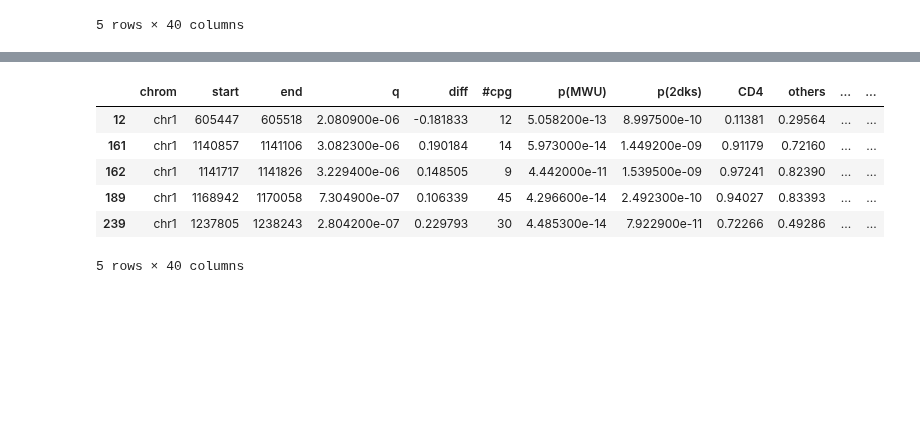
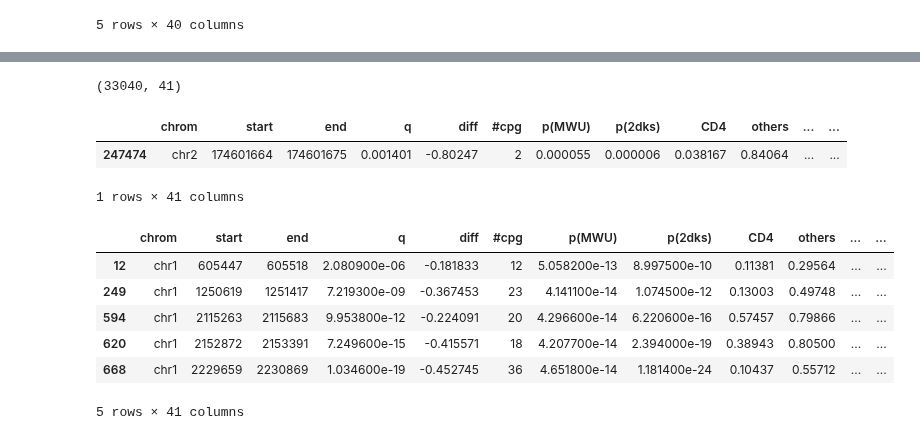
Before and after one commit to Irfanwustl/Research_code, a Jupyter notebook: preproecess_for_sig_input/notmeteline/efficientnahandle/pipe/diagnosis_ofDMRs/process_stats/process_stats.ipynb, the cells around one changed output, grey strips where cells are left out. Cells and saved outputs as stored; diff of their text form; code cells hidden in the pictures; blank space fills up the shorter version.

```diff
--- a/preproecess_for_sig_input/notmeteline/efficientnahandle/pipe/diagnosis_ofDMRs/process_stats/process_stats.ipynb
+++ b/preproecess_for_sig_input/notmeteline/efficientnahandle/pipe/diagnosis_ofDMRs/process_stats/process_stats.ipynb
@@ -12,3 +15,8 @@ indf.head()
 | 3 | chr1 | 184022 | 184048 | 0.112810 | 0.325106 | 2 | 0.006331 | 0.016894 | 0.73117 | 0.40606 | ... | ... |
 | 4 | chr1 | 185549 | 185607 | 0.193990 | 0.118061 | 2 | 0.087000 | 0.041271 | 0.90000 | 0.78194 | ... | ... |
 5 rows × 40 columns
+# %%
+import numpy as np
+indf['neglogq']=-np.log10(indf['q'])
+
+indf.plot.scatter(x='diff',y='neglogq')
@@ -14,0 +31,7 @@ indf.head()
+# %%
+indfhypo=indf[indf['diff']<0]
+
+indfhypo.plot.scatter(x='diff',y='neglogq')
+plt.axhline(y=negloqcut, color='r', linestyle='-')
+plt.xlim([-1, 0])
+plt.show()
@@ -15,11 +40,21 @@ indf.head()
+# %%
+indfhypo.shape
+# %% [output]
+(33040, 41)
+# %%
+indf[indf['diff']==indf["diff"].min()]
+# %% [output]
+|  | chrom | start | end | q | diff | #cpg | p(MWU) | p(2dks) | CD4 | others | ... | ... |
+| 247474 | chr2 | 174601664 | 174601675 | 0.001401 | -0.80247 | 2 | 0.000055 | 0.000006 | 0.038167 | 0.84064 | ... | ... |
+1 rows × 41 columns
 # %%
-qcutdf=indf[indf['q']<=qcut]
+qcutdf=indfhypo[indfhypo['q']<=qcut]
 qcutdf.head()
 # %% [output]
 |  | chrom | start | end | q | diff | #cpg | p(MWU) | p(2dks) | CD4 | others | ... | ... |
 | 12 | chr1 | 605447 | 605518 | 2.080900e-06 | -0.181833 | 12 | 5.058200e-13 | 8.997500e-10 | 0.11381 | 0.29564 | ... | ... |
-| 161 | chr1 | 1140857 | 1141106 | 3.082300e-06 | 0.190184 | 14 | 5.973000e-14 | 1.449200e-09 | 0.91179 | 0.72160 | ... | ... |
-| 162 | chr1 | 1141717 | 1141826 | 3.229400e-06 | 0.148505 | 9 | 4.442000e-11 | 1.539500e-09 | 0.97241 | 0.82390 | ... | ... |
-| 189 | chr1 | 1168942 | 1170058 | 7.304900e-07 | 0.106339 | 45 | 4.296600e-14 | 2.492300e-10 | 0.94027 | 0.83393 | ... | ... |
-| 239 | chr1 | 1237805 | 1238243 | 2.804200e-07 | 0.229793 | 30 | 4.485300e-14 | 7.922900e-11 | 0.72266 | 0.49286 | ... | ... |
+| 249 | chr1 | 1250619 | 1251417 | 7.219300e-09 | -0.367453 | 23 | 4.141100e-14 | 1.074500e-12 | 0.13003 | 0.49748 | ... | ... |
+| 594 | chr1 | 2115263 | 2115683 | 9.953800e-12 | -0.224091 | 20 | 4.296600e-14 | 6.220600e-16 | 0.57457 | 0.79866 | ... | ... |
+| 620 | chr1 | 2152872 | 2153391 | 7.249600e-15 | -0.415571 | 18 | 4.207700e-14 | 2.394000e-19 | 0.38943 | 0.80500 | ... | ... |
+| 668 | chr1 | 2229659 | 2230869 | 1.034600e-19 | -0.452745 | 36 | 4.651800e-14 | 1.181400e-24 | 0.10437 | 0.55712 | ... | ... |
-5 rows × 40 columns
+5 rows × 41 columns
```
Also changed, not shown: parts of 8 cells of this notebook, 39 other files.
